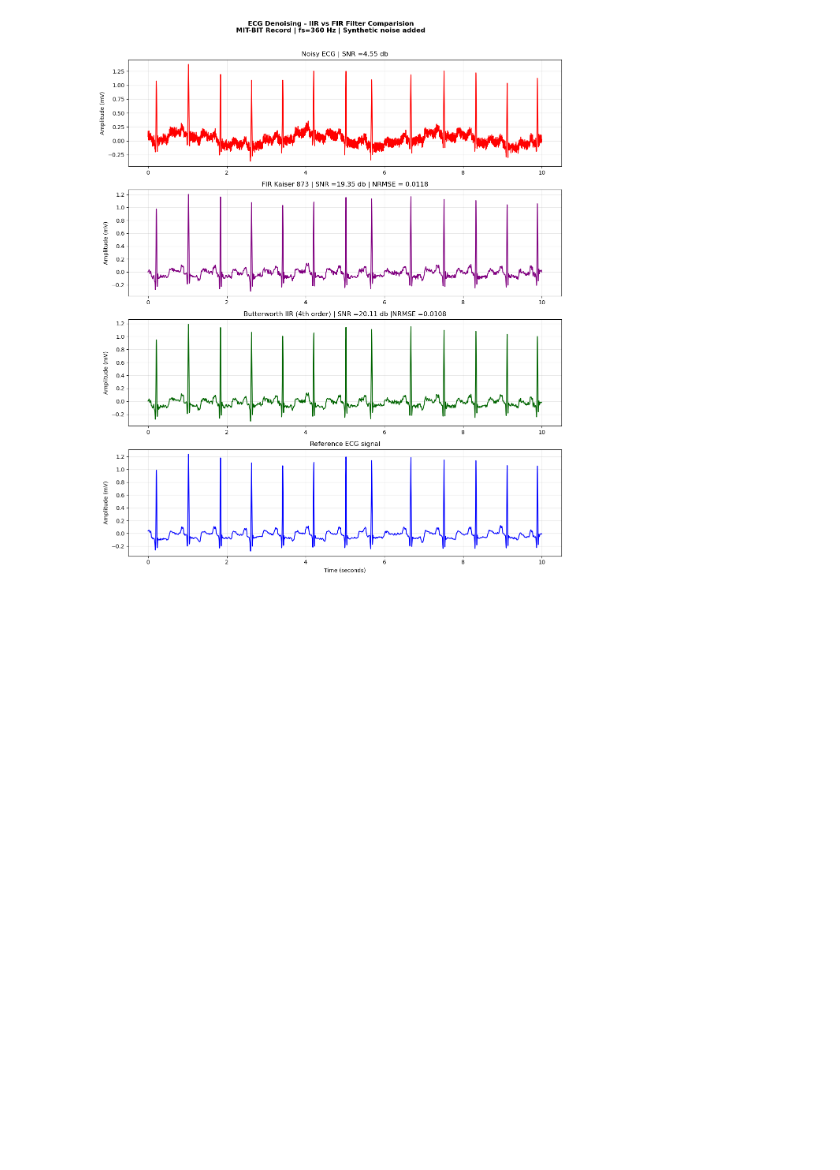
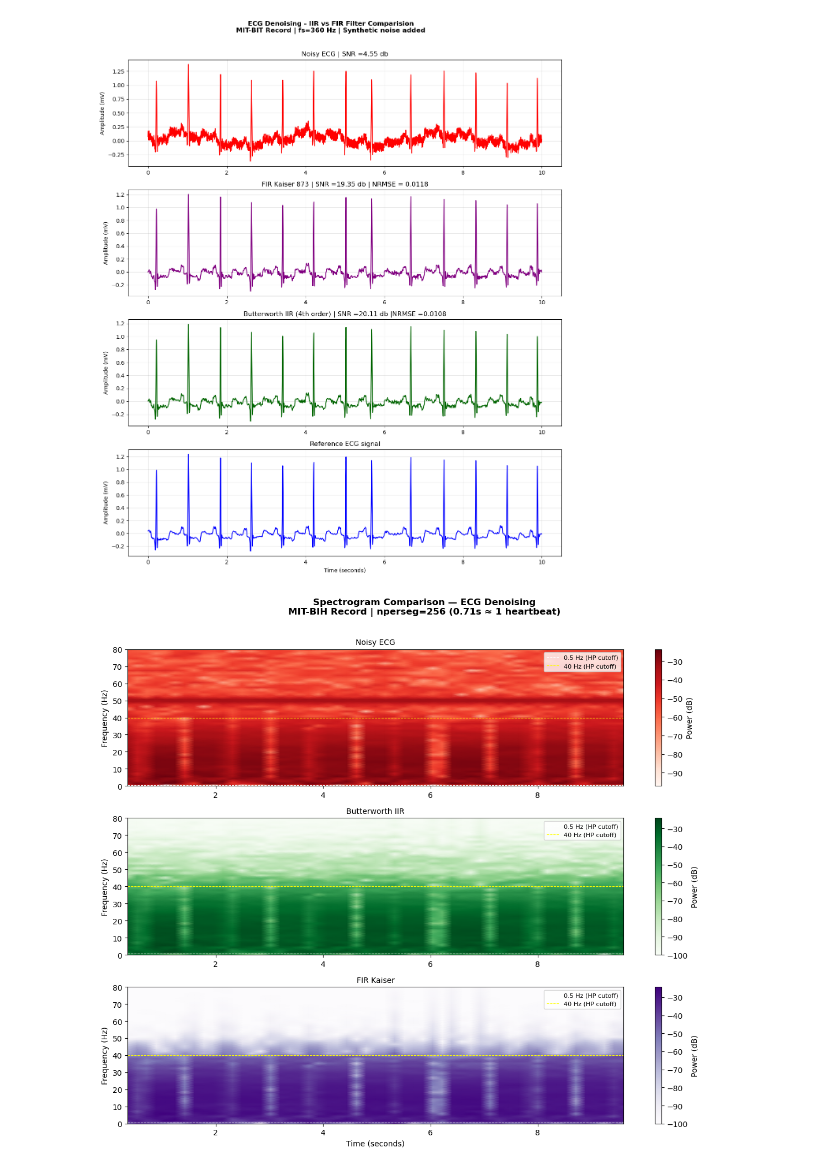
Before and after one commit to santhoshrk08/dsp_learning, a Jupyter notebook: ecg_denoising_project.ipynb, the cells around one changed output. Drawn from its saved outputs; the diff is of its cells as text; code cells hidden in the pictures; blank space fills up the shorter version.

```diff
--- a/ecg_denoising_project.ipynb
+++ b/ecg_denoising_project.ipynb
@@ -326,3 +328,51 @@ plt.savefig('output images/ecg_iir_vs_fir_comparison.png', dpi=150,
 plt.show()
 # %% [output]
 [figure]
+# %%
+
+# ── Spectrogram parameters ───────────────────────────────────────────────
+# nperseg = 256 samples = 0.71 seconds ≈ one heartbeat cycle
+#A window of 256 samples at 360 Hz = 0.71 seconds is ideal.
+# Chosen to balance time and frequency resolution (uncertainty principle)
+# noverlap = 75% of nperseg → smooth time transitions
+# ─────────────────────────────────────────────────────────────────────────
+nperseg=256
+noverlap=int(nperseg*0.75)
+
+# Compute spectrograms
+f_noisy ,t_noisy ,Sxx_noisy = spectrogram(ecg_noisy,fs=fs,nperseg=nperseg,noverlap=noverlap)
+f_butter,t_butter,Sxx_butter= spectrogram(ecg_denoised,fs=fs,nperseg=nperseg,noverlap=noverlap)
+f_kaiser,t_kaiser,Sxx_kaiser = spectrogram(ecg_fir_kaiser,fs=fs,nperseg=nperseg,noverlap=noverlap)
+
+# ── Plot ─────────────────────────────────────────────────────────────────
+fig,axes=plt.subplots(3,1,figsize=(12,10))
+
+dataset= [
+    (t_noisy,  f_noisy,  Sxx_noisy,  'Noisy ECG','Reds'),
+    (t_butter, f_butter, Sxx_butter, 'Butterworth IIR','Greens'),
+    (t_kaiser, f_kaiser, Sxx_kaiser, 'FIR Kaiser','Purples'),
+]
+
+for ax,(t_s,f_s,Sxx,title,cmap) in zip(axes,dataset):
+    # Log scale for better visual contrast
+    im = ax.pcolormesh(t_s,f_s,10*np.log10(Sxx+1e-10),shading='gouraud',cmap=cmap)
+    ax.set_ylim([0,80])
+    ax.set_ylabel("Frequency (Hz)")
+    ax.set_title(title , fontsize=10)
+    ax.axhline(y=0.5,color='white',linewidth= 0.8,linestyle='--',label='0.5 Hz (HP cutoff)')
+    ax.axhline(y=40,color='yellow',linewidth= 0.8,linestyle='--',label='40 Hz (HP cutoff)')
+    ax.legend(loc='upper right',fontsize=8)
+    plt.colorbar(im,ax=ax,label='Power (dB)')
+
+axes[-1].set_xlabel('Time (seconds)')
+plt.suptitle(
+    'Spectrogram Comparison — ECG Denoising\n'
+    'MIT-BIH Record | nperseg=256 (0.71s ≈ 1 heartbeat)',
+    fontsize=12, fontweight='bold', y=1.01
+)
+plt.tight_layout()
+plt.savefig('output images/spectrogram_comparison.png',
+            dpi=150, bbox_inches='tight')
+plt.show()
+# %% [output]
+[figure, added]
```
Also changed, not shown: parts of 9 cells of this notebook, 7 other files.
